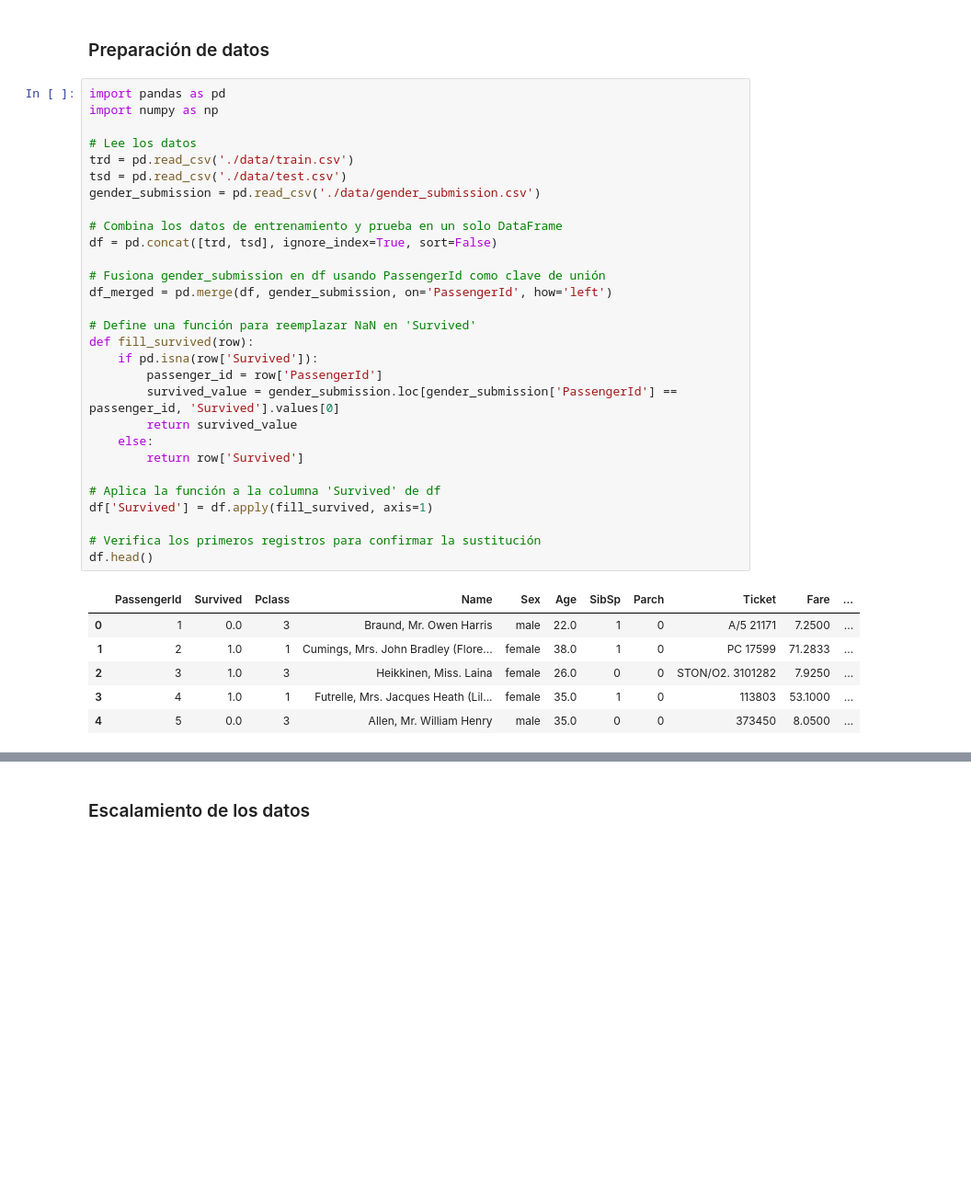
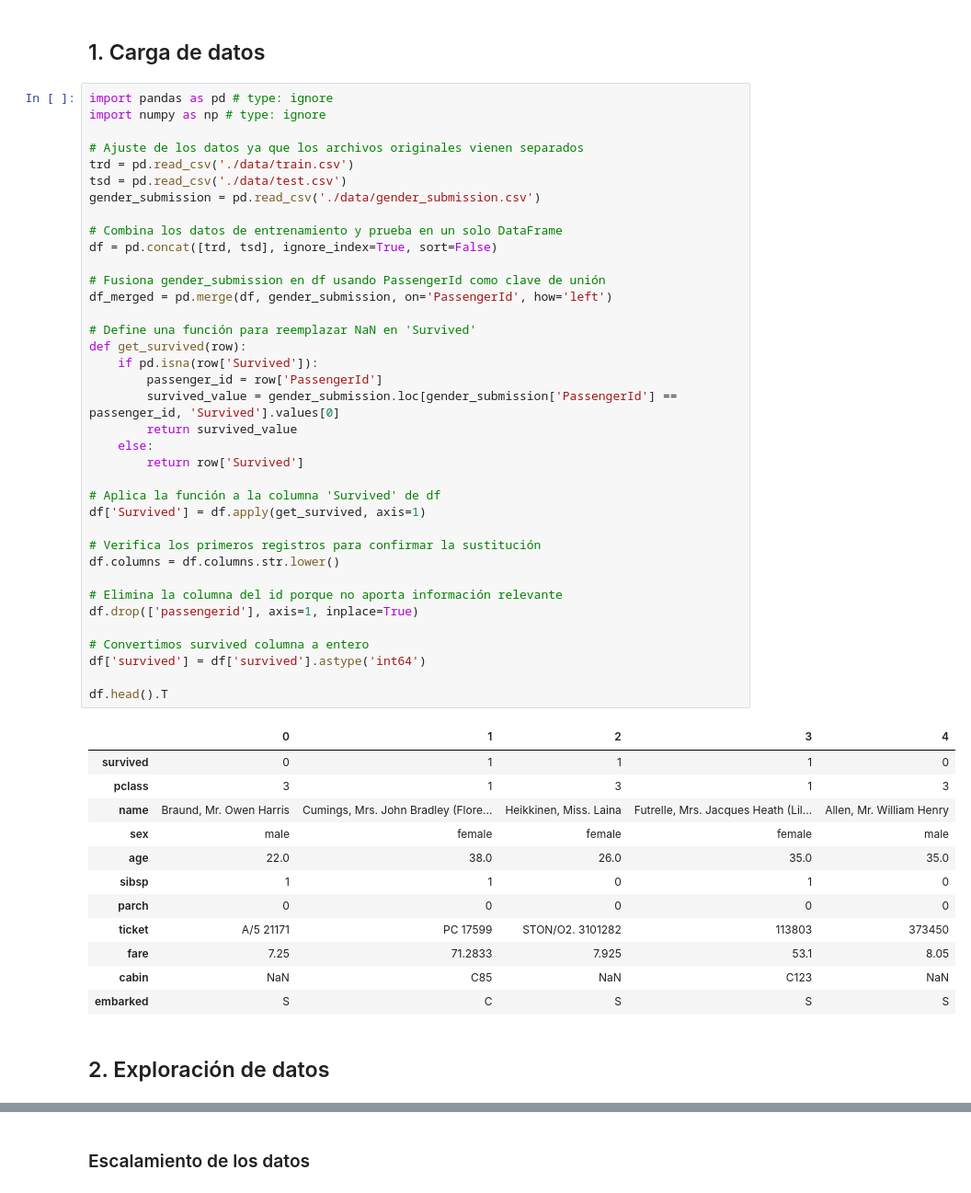
Before and after one commit to viorbe20/ai-programming-exercises, a Jupyter notebook: titanic-prediction-random-forest/titanic-prediction-random-forest.ipynb, the cells around one changed output, grey strips where cells are left out. Shown at 92% size. Saved outputs shown, nothing was run; the diff lists cells and outputs as text; blank space fills up the shorter version.

```diff
--- a/titanic-prediction-random-forest/titanic-prediction-random-forest.ipynb
+++ b/titanic-prediction-random-forest/titanic-prediction-random-forest.ipynb
@@ -22,42 +26,58 @@ Aplica target encoding a la característica Cabin considerando la letra de la ca
 Prueba con random forest.
 # %% [markdown]
-### Preparación de datos
+## 1. Carga de datos
 # %%
-import pandas as pd
-import numpy as np
+import pandas as pd # type: ignore
+import numpy as np # type: ignore
 
-# Lee los datos
+# Ajuste de los datos ya que los archivos originales vienen separados
 trd = pd.read_csv('./data/train.csv')
 tsd = pd.read_csv('./data/test.csv')
 gender_submission = pd.read_csv('./data/gender_submission.csv')
 
 # Combina los datos de entrenamiento y prueba en un solo DataFrame
 df = pd.concat([trd, tsd], ignore_index=True, sort=False)
 
 # Fusiona gender_submission en df usando PassengerId como clave de unión
 df_merged = pd.merge(df, gender_submission, on='PassengerId', how='left')
 
 # Define una función para reemplazar NaN en 'Survived'
-def fill_survived(row):
+def get_survived(row):
     if pd.isna(row['Survived']):
         passenger_id = row['PassengerId']
         survived_value = gender_submission.loc[gender_submission['PassengerId'] == passenger_id, 'Survived'].values[0]
         return survived_value
     else:
         return row['Survived']
 
 # Aplica la función a la columna 'Survived' de df
-df['Survived'] = df.apply(fill_survived, axis=1)
+df['Survived'] = df.apply(get_survived, axis=1)
 
 # Verifica los primeros registros para confirmar la sustitución
-df.head()
+df.columns = df.columns.str.lower()
+
+# Elimina la columna del id porque no aporta información relevante
+df.drop(['passengerid'], axis=1, inplace=True)
+
+# Convertimos survived columna a entero
+df['survived'] = df['survived'].astype('int64')
+
+df.head().T
 # %% [output]
-|  | PassengerId | Survived | Pclass | Name | Sex | Age | SibSp | Parch | Ticket | Fare | ... |
-| 0 | 1 | 0.0 | 3 | Braund, Mr. Owen Harris | male | 22.0 | 1 | 0 | A/5 21171 | 7.2500 | ... |
-| 1 | 2 | 1.0 | 1 | Cumings, Mrs. John Bradley (Flore... | female | 38.0 | 1 | 0 | PC 17599 | 71.2833 | ... |
-| 2 | 3 | 1.0 | 3 | Heikkinen, Miss. Laina | female | 26.0 | 0 | 0 | STON/O2. 3101282 | 7.9250 | ... |
-| 3 | 4 | 1.0 | 1 | Futrelle, Mrs. Jacques Heath (Lil... | female | 35.0 | 1 | 0 | 113803 | 53.1000 | ... |
-| 4 | 5 | 0.0 | 3 | Allen, Mr. William Henry | male | 35.0 | 0 | 0 | 373450 | 8.0500 | ... |
+|  | 0 | 1 | 2 | 3 | 4 |
+| survived | 0 | 1 | 1 | 1 | 0 |
+| pclass | 3 | 1 | 3 | 1 | 3 |
+| name | Braund, Mr. Owen Harris | Cumings, Mrs. John Bradley (Flore... | Heikkinen, Miss. Laina | Futrelle, Mrs. Jacques Heath (Lil... | Allen, Mr. William Henry |
+| sex | male | female | female | female | male |
+| age | 22.0 | 38.0 | 26.0 | 35.0 | 35.0 |
+| sibsp | 1 | 1 | 0 | 1 | 0 |
+| parch | 0 | 0 | 0 | 0 | 0 |
+| ticket | A/5 21171 | PC 17599 | STON/O2. 3101282 | 113803 | 373450 |
+| fare | 7.25 | 71.2833 | 7.925 | 53.1 | 8.05 |
+| cabin | NaN | C85 | NaN | C123 | NaN |
+| embarked | S | C | S | S | S |
+# %% [markdown]
+## 2. Exploración de datos
 # %%
 df.shape
 # %% [output]
```
Also changed, not shown: parts of 69 cells of this notebook.
